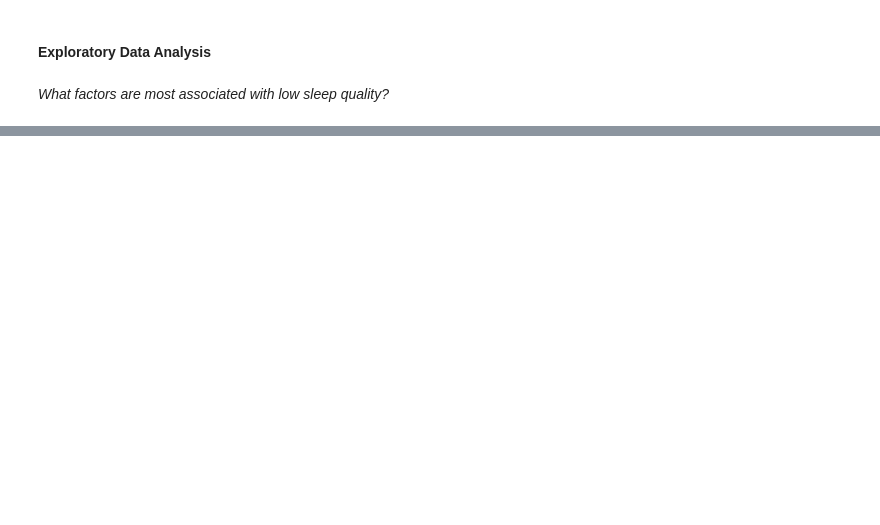
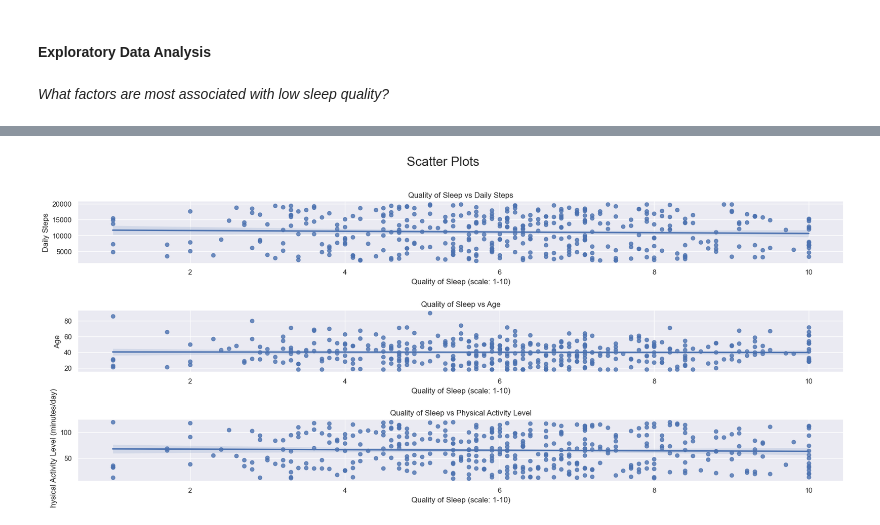
Before and after one commit to ascxiao/Sleep-Health-and-Lifestyle-Dataset, a Jupyter notebook: sleep.ipynb, the cells around one changed output, grey strips where cells are left out. Drawn from its saved outputs; the diff is of its cells as text; code cells hidden in the pictures; blank space fills up the shorter version.

```diff
--- a/sleep.ipynb
+++ b/sleep.ipynb
@@ -103,16 +123,21 @@ sns.heatmap(corr, annot=True, cmap='coolwarm')
 # %%
 fig, axes = plt.subplots(3, figsize = (18,8))
-sns.set_theme(font_scale = 0.50)
+sns.set_theme(font_scale = 1)
 
-ax3 = sns.scatterplot(x = 'Quality of Sleep (scale: 1-10)', y = 'Stress Level (scale: 1-10)', data = sleep_transformed, ax= axes[1, 0])
-ax3.set_title('Quality of Sleep vs Stress Level')
+ax1 = sns.regplot(x = 'Quality of Sleep (scale: 1-10)', y = 'Daily Steps', data = sleep_transformed, ax= axes[0])
+ax1.set_title('Quality of Sleep vs Daily Steps')
+ax1.set_aspect('equal', adjustable='box')
 
-ax3 = sns.scatterplot(x = 'Quality of Sleep (scale: 1-10)', y = 'Sleep Duration (hours)', data = sleep_transformed, ax= axes[2, 0])
-ax3.set_title('Quality of vs Sleep Duration')
+ax2 = sns.regplot(x = 'Quality of Sleep (scale: 1-10)', y = 'Age', data = sleep_transformed, ax= axes[1])
+ax2.set_title('Quality of Sleep vs Age')
+ax2.set_aspect('equal', adjustable='box')
 
-ax3 = sns.scatterplot(x = 'Quality of Sleep (scale: 1-10)', y = 'Physical Activity Level (minutes/day)', data = sleep_transformed, ax= axes[3, 0])
+ax3 = sns.regplot(x = 'Quality of Sleep (scale: 1-10)', y = 'Physical Activity Level (minutes/day)', data = sleep_transformed, ax= axes[2])
 ax3.set_title('Quality of Sleep vs Physical Activity Level')
+ax3.set_aspect('equal', adjustable='box')
 
-fig.suptitle('Sleep Study Data', fontsize = 20)
-plt.tight_layout()
+fig.suptitle('Scatter Plots', fontsize = 20)
+fig.tight_layout(pad=2.0)
 plt.show()
+# %% [output]
+[figure, added]
```
Also changed, not shown: parts of 4 cells of this notebook.
